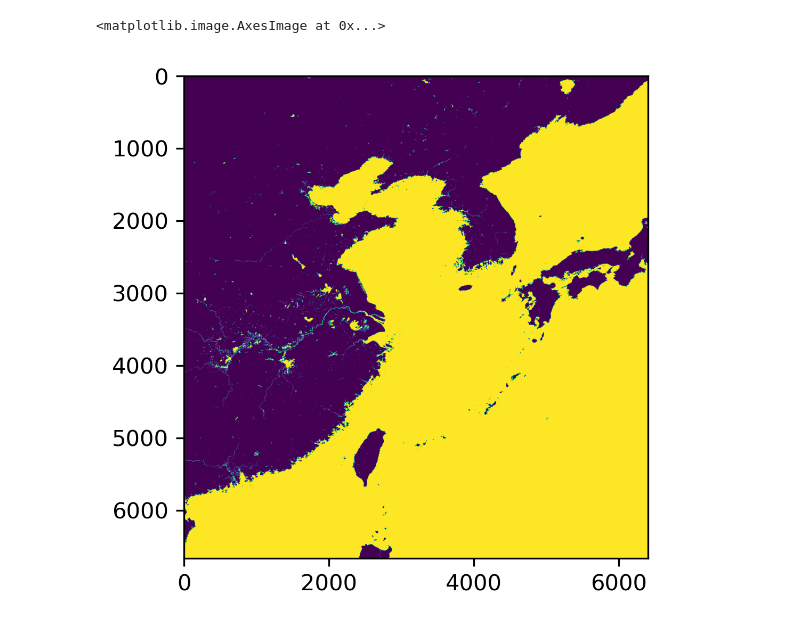
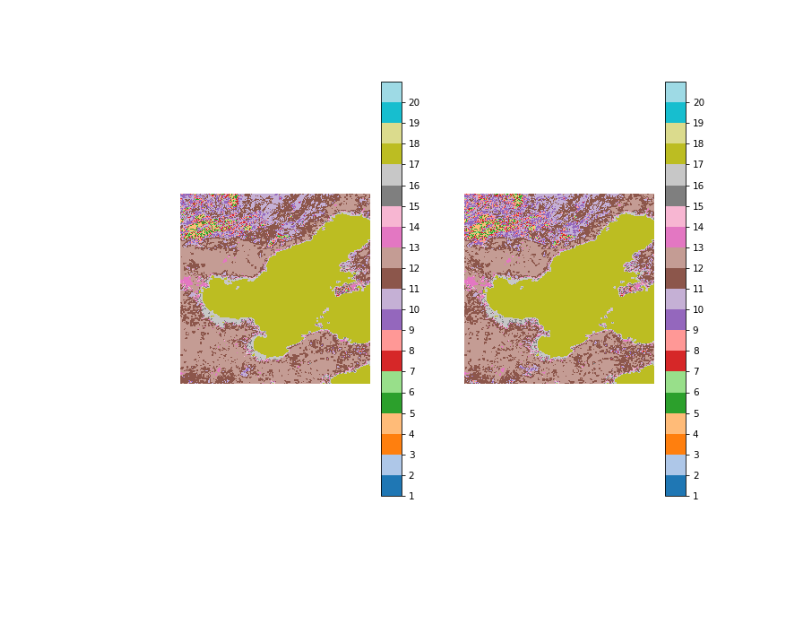
Before and after one commit to Zhen3r/Waders, a Jupyter notebook: scripts/tif.ipynb, the cells around one changed output. Cells and saved outputs as stored; diff of their text form; code cells hidden in the pictures; blank space fills up the shorter version.

```diff
--- a/scripts/tif.ipynb
+++ b/scripts/tif.ipynb
@@ -4,7 +5,11 @@ import matplotlib.pyplot as plt
 # %%
-with rio.open("./tif/MCD12Q1.006_LC_Type1_doy2005001_aid0001.tif","r")as f:
+with rio.open("./tif/MCD12Q1.006_LC_Type1_doy2010001_aid0001.tif","r")as f:
     print(f.meta)
     a = f.read(1)
+
+with rio.open("./tif/MCD12Q1.006_LC_Type1_doy2020001_aid0001.tif","r")as f:
+    print(f.meta)
+    b = f.read(1)
 # %% [output]
 {'driver': 'GTiff', 'dtype': 'uint8', 'nodata': 255.0, 'width': 6407, 'height': 6665, 'count': 1, 'crs': CRS.from_epsg(4326), 'transform': Affine(0.004166666666293395, 0.0, 110.35833332344686,
        0.0, -0.004166666666293395, 45.58333332924974)}
@@ -21,6 +43,20 @@ array([[10, 10, 10, ...,  4,  4,  4],
 # %%
-plt.figure(dpi=300)
-plt.imshow((a==17) + (a == 11))
+x,y,r = 1000,1600,1200
+aa = a[x:x+r,y:y+r]
+bb = b[x:x+r,y:y+r]
+cc = aa-bb
+
+f,ax = plt.subplots(1,2,dpi=75,figsize=(10,8))
+
+i = ax[0].imshow(aa,vmin=1, vmax=21, cmap="tab20")
+plt.colorbar(i,ax=ax[0],ticks=range(1,21))
+ax[0].axis("off")
+
+i = ax[1].imshow(bb,vmin=1, vmax=21, cmap="tab20")
+f.colorbar(i,ax=ax[1],ticks=range(1,21))
+ax[1].axis("off")
+
+
+plt.show()
 # %% [output]
-<matplotlib.image.AxesImage at 0x...>
-[figure, old version]
+[figure, new version]
```
Also changed, not shown: parts of 9 cells of this notebook, 9 other files.
